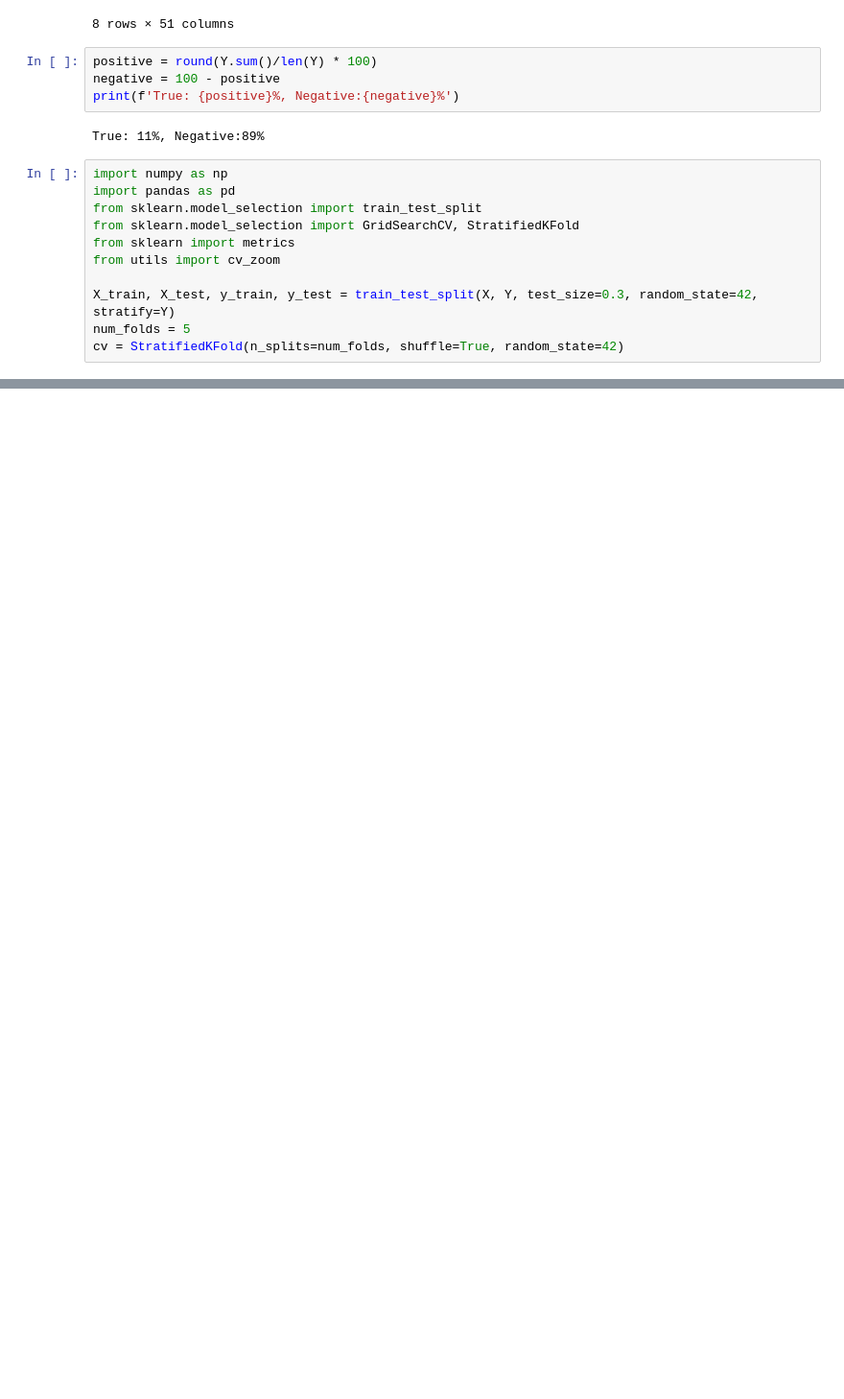
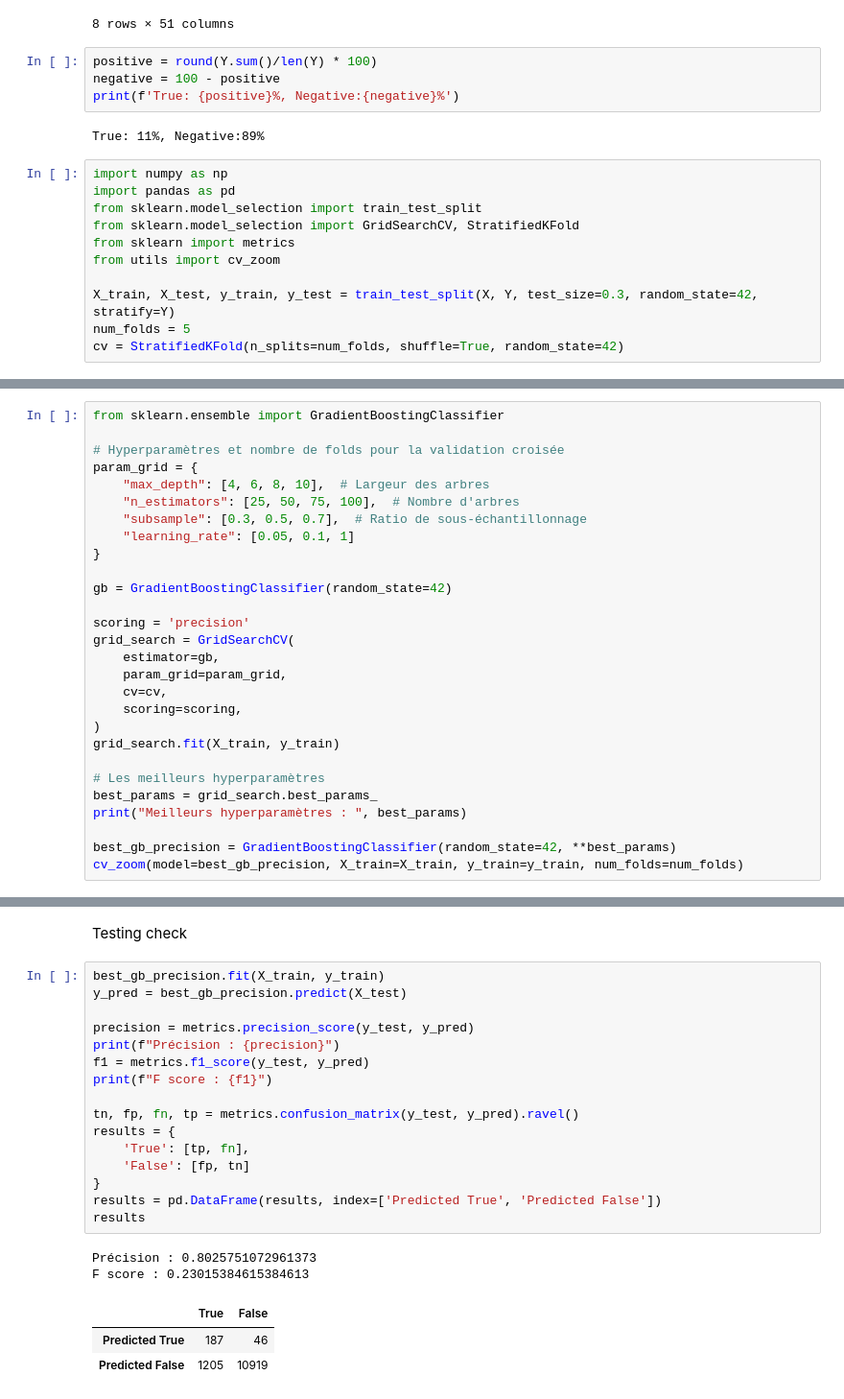
Before and after one commit to SarcasticMatrix/ml-python, a Jupyter notebook: models/model1.ipynb, the cells around one changed output, grey strips where cells are left out. Shown at 96% size. Drawn from its saved outputs; the diff is of its cells as text; blank space fills up the shorter version.

```diff
--- a/models/model1.ipynb
+++ b/models/model1.ipynb
@@ -35,0 +40,28 @@ cv = StratifiedKFold(n_splits=num_folds, shuffle=True, random_state=42)
+# %%
+from sklearn.ensemble import GradientBoostingClassifier
+
+# Hyperparamètres et nombre de folds pour la validation croisée
+param_grid = {
+    "max_depth": [4, 6, 8, 10],  # Largeur des arbres
+    "n_estimators": [25, 50, 75, 100],  # Nombre d'arbres
+    "subsample": [0.3, 0.5, 0.7],  # Ratio de sous-échantillonnage
+    "learning_rate": [0.05, 0.1, 1]
+}
+
+gb = GradientBoostingClassifier(random_state=42)
+
+scoring = 'precision'
+grid_search = GridSearchCV(
+    estimator=gb,
+    param_grid=param_grid,
+    cv=cv,
+    scoring=scoring,
+)
+grid_search.fit(X_train, y_train)
+
+# Les meilleurs hyperparamètres
+best_params = grid_search.best_params_
+print("Meilleurs hyperparamètres : ", best_params)
+
+best_gb_precision = GradientBoostingClassifier(random_state=42, **best_params)
+cv_zoom(model=best_gb_precision, X_train=X_train, y_train=y_train, num_folds=num_folds)
@@ -36 +76,25 @@ cv = StratifiedKFold(n_splits=num_folds, shuffle=True, random_state=42)
+# %% [markdown]
+Testing check
+# %%
+best_gb_precision.fit(X_train, y_train)
+y_pred = best_gb_precision.predict(X_test)
+
+precision = metrics.precision_score(y_test, y_pred)
+print(f"Précision : {precision}")
+f1 = metrics.f1_score(y_test, y_pred)
+print(f"F score : {f1}")
+
+tn, fp, fn, tp = metrics.confusion_matrix(y_test, y_pred).ravel()
+results = {
+    'True': [tp, fn],
+    'False': [fp, tn]
+}
+results = pd.DataFrame(results, index=['Predicted True', 'Predicted False'])
+results
+# %% [output]
+Précision : 0.8025751072961373
+F score : 0.23015384615384613
+|  | True | False |
+| Predicted True | 187 | 46 |
+| Predicted False | 1205 | 10919 |
 # %% [markdown]
```
Also changed, not shown: parts of 38 cells of this notebook, 1 other file.
